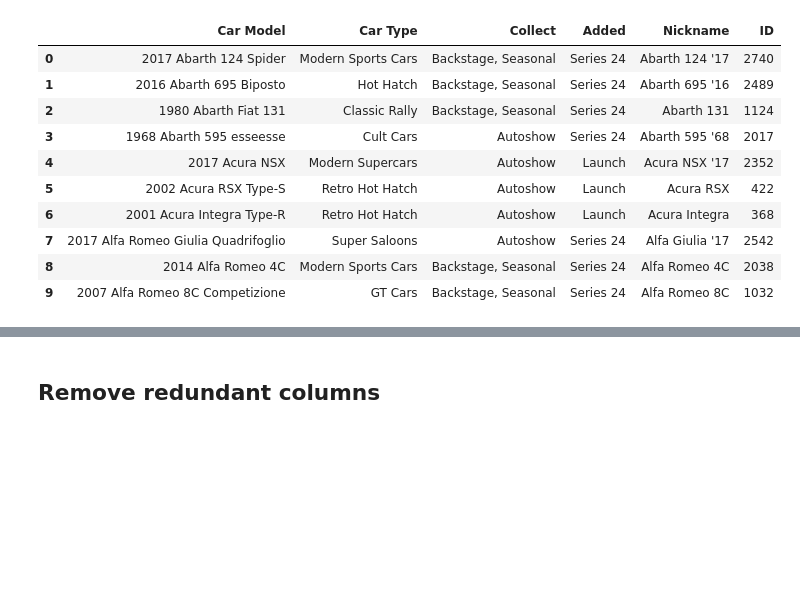
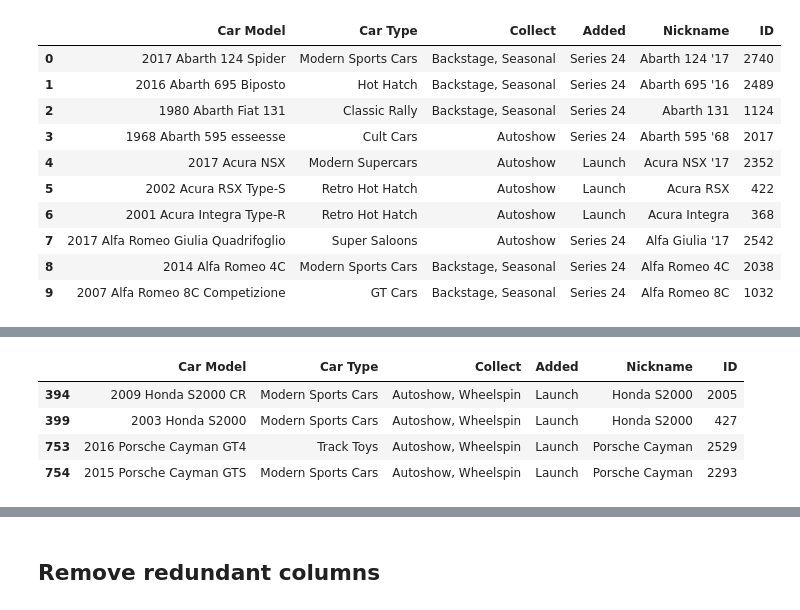
Before and after one commit to iaspidem/fh-cars-list, a Jupyter notebook: fh5-process-ext.ipynb, the cells around one changed output, grey strips where cells are left out. Cells and saved outputs as stored; diff of their text form; code cells hidden in the pictures; blank space fills up the shorter version.

```diff
--- a/fh5-process-ext.ipynb
+++ b/fh5-process-ext.ipynb
@@ -21,0 +48,9 @@ df.head(10)
+# %%
+df_filter = df[(df["Nickname"].str.contains("Honda S2000"))|(df["Nickname"].str.contains("Porsche Cayman"))]
+df_filter.head()
+# %% [output]
+|  | Car Model | Car Type | Collect | Added | Nickname | ID |
+| 394 | 2009 Honda S2000 CR | Modern Sports Cars | Autoshow, Wheelspin | Launch | Honda S2000 | 2005 |
+| 399 | 2003 Honda S2000 | Modern Sports Cars | Autoshow, Wheelspin | Launch | Honda S2000 | 427 |
+| 753 | 2016 Porsche Cayman GT4 | Track Toys | Autoshow, Wheelspin | Launch | Porsche Cayman | 2529 |
+| 754 | 2015 Porsche Cayman GTS | Modern Sports Cars | Autoshow, Wheelspin | Launch | Porsche Cayman | 2293 |
```
Also changed, not shown: parts of 4 cells of this notebook.
